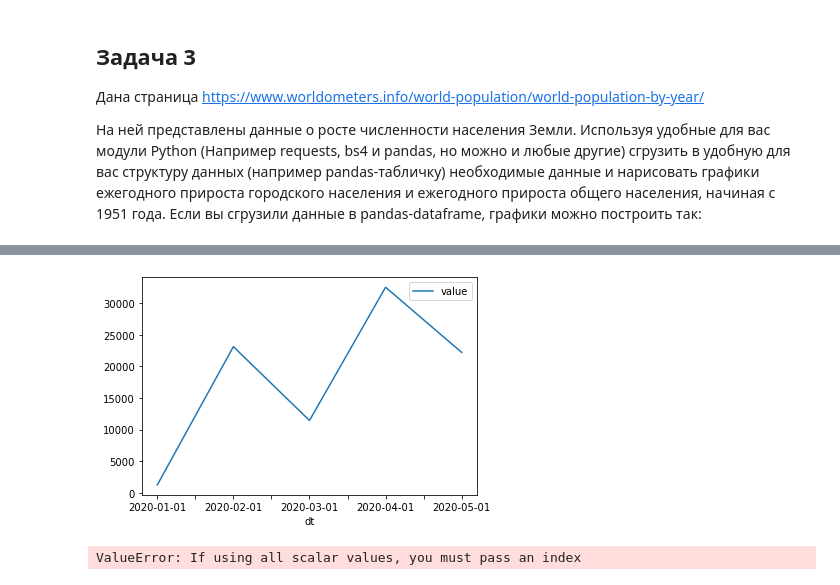
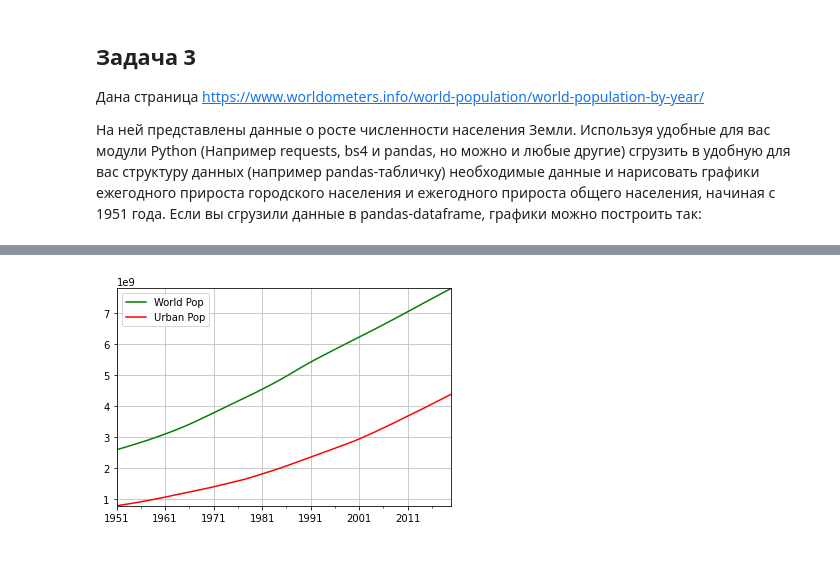
Before and after one commit to Sitych/technological_prackt, a Jupyter notebook: html_tech_pract/html_tech_pract.ipynb, the cells around one changed output, grey strips where cells are left out. Cells and saved outputs as stored; diff of their text form; code cells hidden in the pictures; blank space fills up the shorter version.

```diff
--- a/html_tech_pract/html_tech_pract.ipynb
+++ b/html_tech_pract/html_tech_pract.ipynb
@@ -42,28 +109,43 @@ df
-# %%
-p = df.plot(x='dt', y='value')
-# %% [output]
-[figure, removed]
 # %%
-from bs4 import BeautifulSoup
-import requests as req
-import pandas as pd
-import re
+import matplotlib.pyplot as plt
+import matplotlib.patches as mpatches
+import matplotlib.ticker as ticker
 
 wiki = "https://www.worldometers.info/world-population/world-population-by-year/"
 
 resp = req.get(wiki)
 soup = BeautifulSoup(resp.text, 'lxml')
 table = soup.find_all('tbody')
 
 data = []
 for tr in table[0].find_all('tr'):
 	data.append([td.text for td in tr.find_all('td')])
 
 data = pd.DataFrame(data, columns=["Year", "World Population", "Yearly Change", "Net Change", "Density(P/Km²)", "Urban Pop", "Urban Pop %"])
 index = data.index[data.Year == '1951']
 
-world = {'dt': data["Year"][:index[0]].reverse(), 'value': [int(''.join(i.split(','))) for i in data["World Population"]][:index[0]]}
-df1 = pd.DataFrame(world)
-p = df1.plot(x='dt', y='value')
+x_world = data["Year"][:index[0]+1][::-1]
+y_world = [int(''.join(i.split(','))) for i in data["World Population"]][:index[0]+1][::-1]
+
+y_urban = []
+for i in data["Urban Pop"]:
+	try:
+		y_urban.append(int(''.join(re.findall("\d*", i))))
+	except:
+		pass
+y_urban.reverse()
+
+fig, ax = plt.subplots()
+
+ax.xaxis.set_major_locator(ticker.MultipleLocator(10))
+ax.xaxis.set_minor_locator(ticker.MultipleLocator(5))
+
+ax.plot(x_world, y_world, 'g', label='World Pop')
+ax.plot(x_world, y_urban, 'r', label='Urban Pop')
+ax.legend()
+plt.autoscale(tight=True)
+# Рисуем сетку пунктиром
+plt.grid(True, linestyle='-', color='0.75')
+plt.show()
 # %% [output]
-ValueError: If using all scalar values, you must pass an index
+[figure, added]
```
Also changed, not shown: parts of 4 cells of this notebook, 7 other files.
